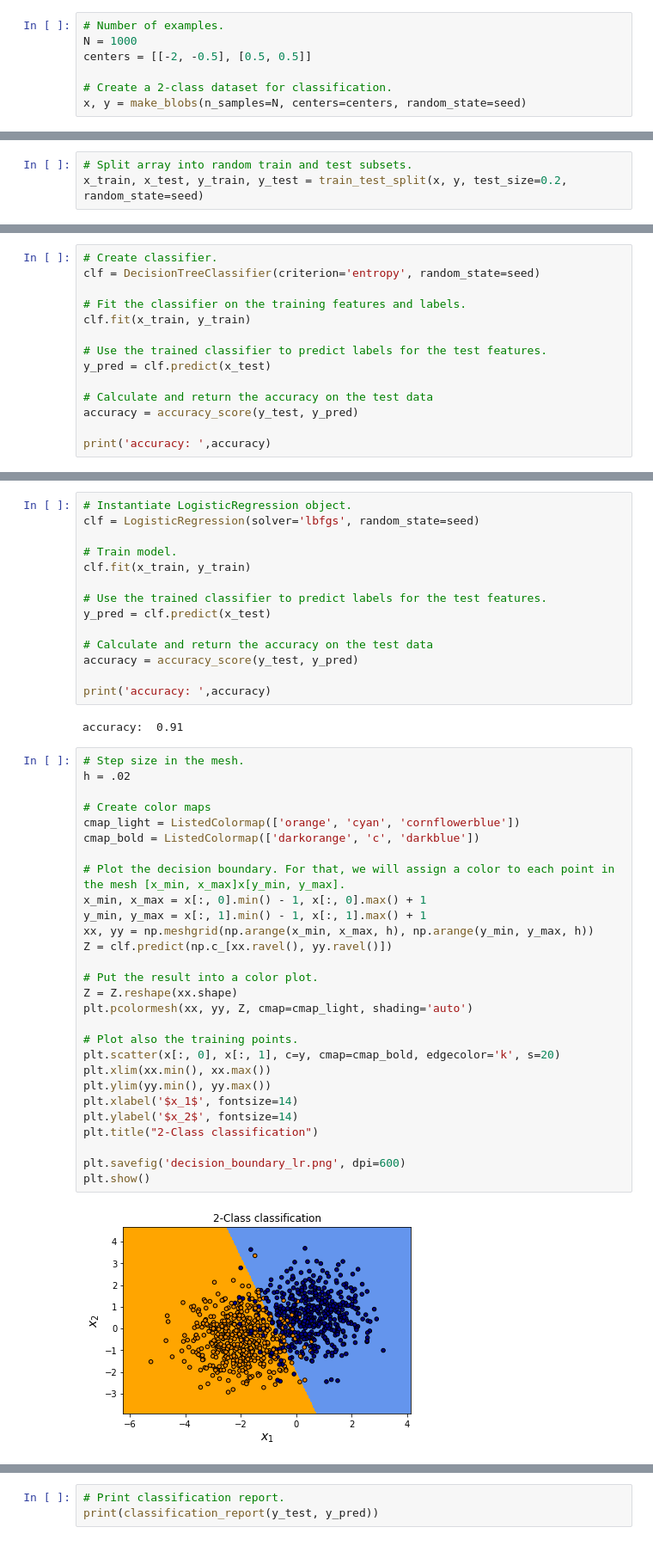
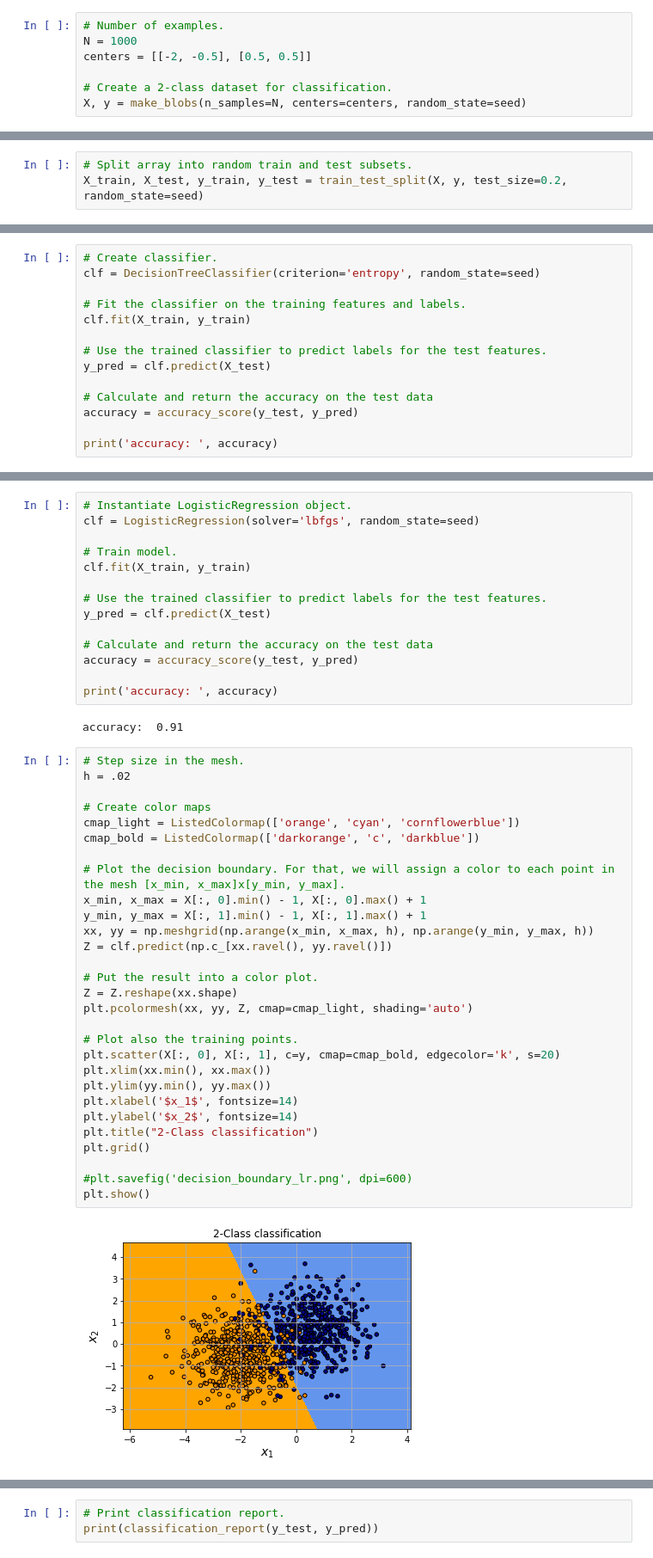
Before and after one commit to zz4fap/tp555-ml, a Jupyter notebook: exemplos/classification/DecisionTrees/DTTwoOverlappingClassesClassification.ipynb, the cells around one changed output, grey strips where cells are left out. Shown at 86% size. Saved outputs shown, nothing was run; the diff lists cells and outputs as text.

```diff
--- a/exemplos/classification/DecisionTrees/DTTwoOverlappingClassesClassification.ipynb
+++ b/exemplos/classification/DecisionTrees/DTTwoOverlappingClassesClassification.ipynb
@@ -22,7 +22,7 @@ N = 1000
 centers = [[-2, -0.5], [0.5, 0.5]]
 
 # Create a 2-class dataset for classification.
-x, y = make_blobs(n_samples=N, centers=centers, random_state=seed)
+X, y = make_blobs(n_samples=N, centers=centers, random_state=seed)
 # %%
 idx0 = np.argwhere(y == 0)
 idx1 = np.argwhere(y == 1)
@@ -39,6 +40,6 @@ plt.show()
 # %%
 # Split array into random train and test subsets.
-x_train, x_test, y_train, y_test = train_test_split(x, y, test_size=0.2, random_state=seed)
+X_train, X_test, y_train, y_test = train_test_split(X, y, test_size=0.2, random_state=seed)
 # %% [markdown]
 ## Decision Tree
 # %%
@@ -46,15 +47,15 @@ x_train, x_test, y_train, y_test = train_test_split(x, y, test_size=0.2, random_
 clf = DecisionTreeClassifier(criterion='entropy', random_state=seed)
 
 # Fit the classifier on the training features and labels.
-clf.fit(x_train, y_train)
+clf.fit(X_train, y_train)
 
 # Use the trained classifier to predict labels for the test features.
-y_pred = clf.predict(x_test)
+y_pred = clf.predict(X_test)
 
 # Calculate and return the accuracy on the test data
 accuracy = accuracy_score(y_test, y_pred)
 
-print('accuracy: ',accuracy)
+print('accuracy: ', accuracy)
 # %% [output]
 accuracy:  0.895
 # %%
@@ -148,47 +151,48 @@ weighted avg       0.90      0.90      0.90       200
 clf = LogisticRegression(solver='lbfgs', random_state=seed)
 
 # Train model.
-clf.fit(x_train, y_train)
+clf.fit(X_train, y_train)
 
 # Use the trained classifier to predict labels for the test features.
-y_pred = clf.predict(x_test)
+y_pred = clf.predict(X_test)
 
 # Calculate and return the accuracy on the test data
 accuracy = accuracy_score(y_test, y_pred)
 
-print('accuracy: ',accuracy)
+print('accuracy: ', accuracy)
 # %% [output]
 accuracy:  0.91
 # %%
 # Step size in the mesh.
 h = .02
 
 # Create color maps
 cmap_light = ListedColormap(['orange', 'cyan', 'cornflowerblue'])
 cmap_bold = ListedColormap(['darkorange', 'c', 'darkblue'])
 
 # Plot the decision boundary. For that, we will assign a color to each point in the mesh [x_min, x_max]x[y_min, y_max].
-x_min, x_max = x[:, 0].min() - 1, x[:, 0].max() + 1
-y_min, y_max = x[:, 1].min() - 1, x[:, 1].max() + 1
+x_min, x_max = X[:, 0].min() - 1, X[:, 0].max() + 1
+y_min, y_max = X[:, 1].min() - 1, X[:, 1].max() + 1
 xx, yy = np.meshgrid(np.arange(x_min, x_max, h), np.arange(y_min, y_max, h))
 Z = clf.predict(np.c_[xx.ravel(), yy.ravel()])
 
 # Put the result into a color plot.
 Z = Z.reshape(xx.shape)
 plt.pcolormesh(xx, yy, Z, cmap=cmap_light, shading='auto')
 
 # Plot also the training points.
-plt.scatter(x[:, 0], x[:, 1], c=y, cmap=cmap_bold, edgecolor='k', s=20)
+plt.scatter(X[:, 0], X[:, 1], c=y, cmap=cmap_bold, edgecolor='k', s=20)
 plt.xlim(xx.min(), xx.max())
 plt.ylim(yy.min(), yy.max())
 plt.xlabel('$x_1$', fontsize=14)
 plt.ylabel('$x_2$', fontsize=14)
 plt.title("2-Class classification")
+plt.grid()
 
-plt.savefig('decision_boundary_lr.png', dpi=600)
+#plt.savefig('decision_boundary_lr.png', dpi=600)
 plt.show()
 # %% [output]
-[figure, old version]
+[figure, new version]
 # %%
 # Plot the confusion matrix.
 mat = confusion_matrix(y_test, y_pred)
```
Also changed, not shown: parts of 14 cells of this notebook, 11 other files.
